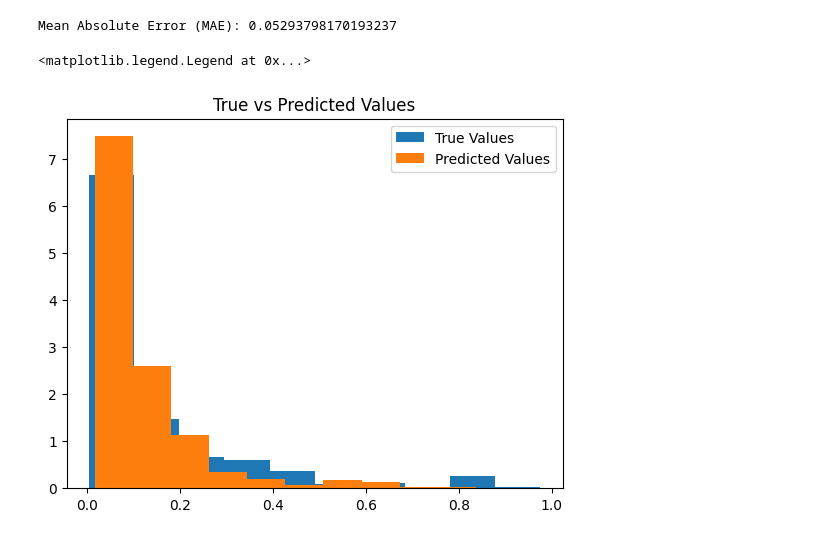
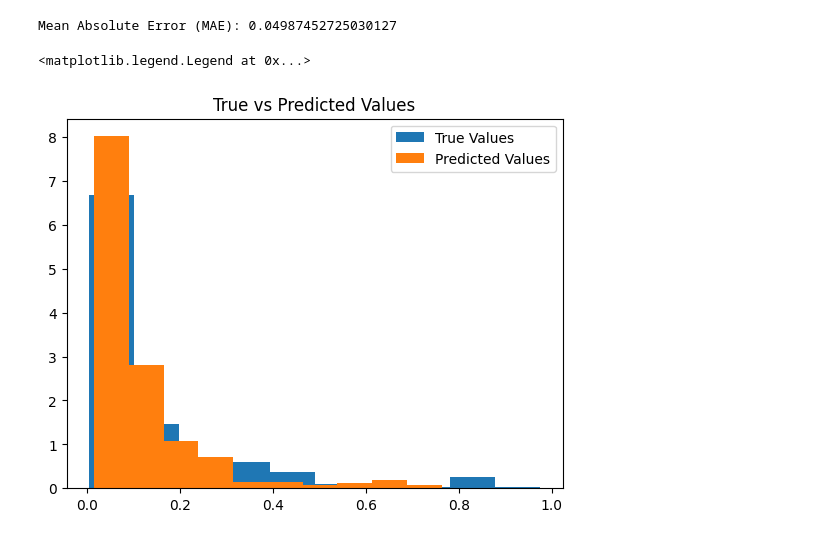
Before and after one commit to adiguzeldeniz/ekip_makine, a Jupyter notebook: XG_XGBoost.ipynb, the cells around one changed output. Drawn from its saved outputs; the diff is of its cells as text; code cells hidden in the pictures.

```diff
--- a/XG_XGBoost.ipynb
+++ b/XG_XGBoost.ipynb
@@ -97,41 +155,39 @@ Best Random Search Parameters: {'booster': 'dart', 'grow_policy': 'lossguide', '
 # %%
 import matplotlib.pyplot as plt
+from sklearn.ensemble import BaggingRegressor
 
 def mae(y_true, y_pred):
     return np.mean(abs((y_true - y_pred)))
 
-#new_params = {'booster': 'gbtree',
-#              'grow_policy': 'lossguide',
-#              'learning_rate': np.float64(0.05185817934340634),
-#              'max_depth': 9,
-#              'max_leaves': 35,
-#              'n_estimators': 283}
+new_params =  {'booster': 'dart', 'grow_policy': 'lossguide', 'learning_rate': np.float64(0.06630205132311011), 'max_depth': 8, 'max_leaves': 38, 'n_estimators': 328}
+new_params =  {'booster': 'dart', 'grow_policy': 'lossguide', 'learning_rate': np.float64(0.06630205132311011), 'max_depth': 8, 'max_leaves': 38, 'n_estimators': 328}
 
-new_params =  {'booster': 'dart', 'grow_policy': 'lossguide', 'learning_rate': np.float64(0.06630205132311011), 'max_depth': 8, 'max_leaves': 38, 'n_estimators': 328}
-#new_params = {'booster': 'gbtree', 'grow_policy': 'depthwise', 'learning_rate': np.float64(0.03418737125398759), 'max_depth': 5, 'max_leaves': 77, 'n_estimators': 274}
-#both new params have mae of about 0.065
+new_params = bayes_search.best_params_
+#both new params have mae of about 0.053
 
 xgb_best = XGBRegressor(**new_params, objective='reg:squarederror', random_state=30)
 
+bagged_best = BaggingRegressor(estimator=xgb_best, n_estimators=10, random_state=42)
+xgb_best = bagged_best
 xgb_best.fit(X_train, y_train)
 y_score = xgb_best.predict(X_test)
 
 meow = mae(y_test, y_score)
 
 y_back = np.exp(y_score)
 y_back_test = np.exp(y_test)
 meow_back = mae(y_back_test, y_back)
 
 print(f"Mean Absolute Error (MAE): {meow_back}")
 
 plt.hist(y_back_test, label='True Values', density= True)
 plt.hist(y_back, label='Predicted Values', density = True)
 plt.title('True vs Predicted Values')
 plt.legend()
 # %% [output]
-Mean Absolute Error (MAE): 0.05293798170193237
+Mean Absolute Error (MAE): 0.04987452725030127
 <matplotlib.legend.Legend at 0x...>
-[figure, old version]
+[figure, new version]
 # %%
 print(mae(y_back_test, y_back))
 
```
Also changed, not shown: parts of 7 cells of this notebook.
